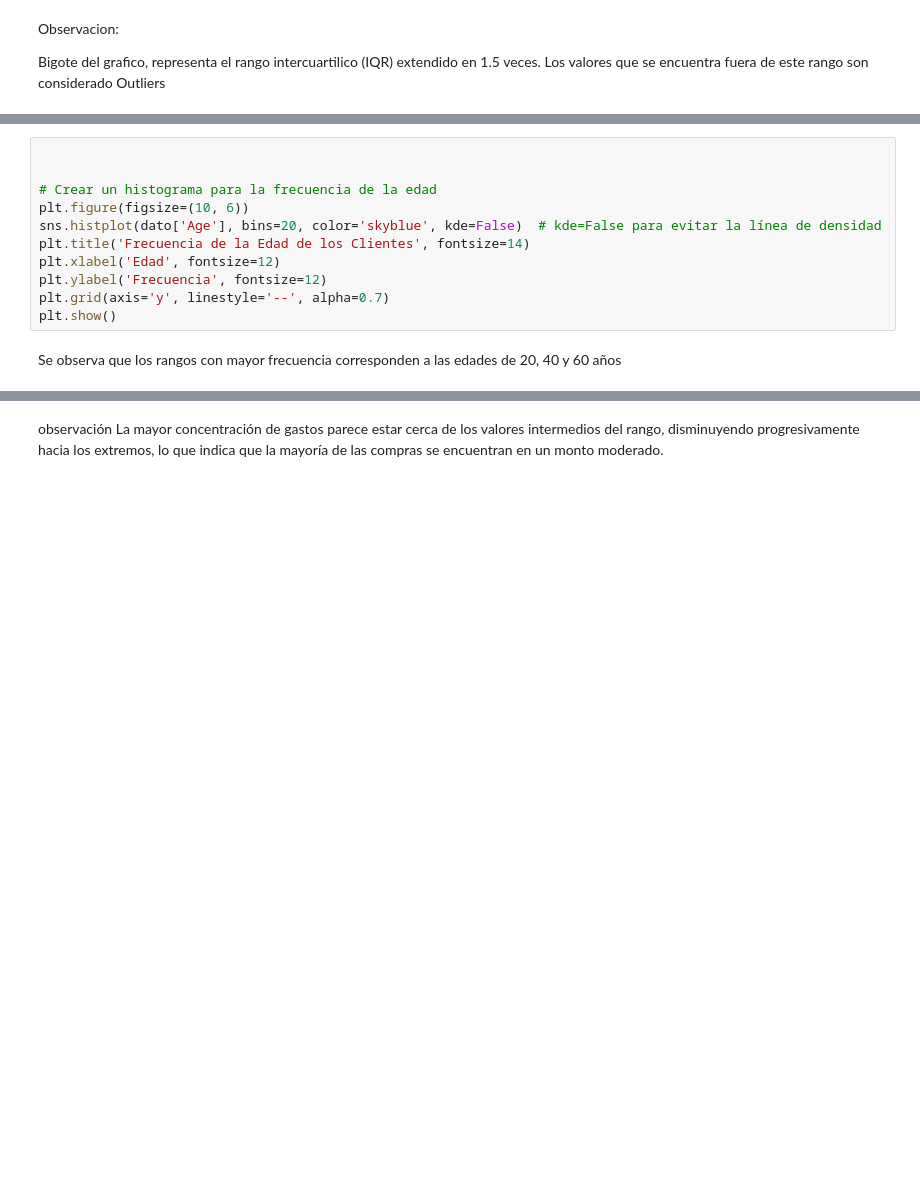
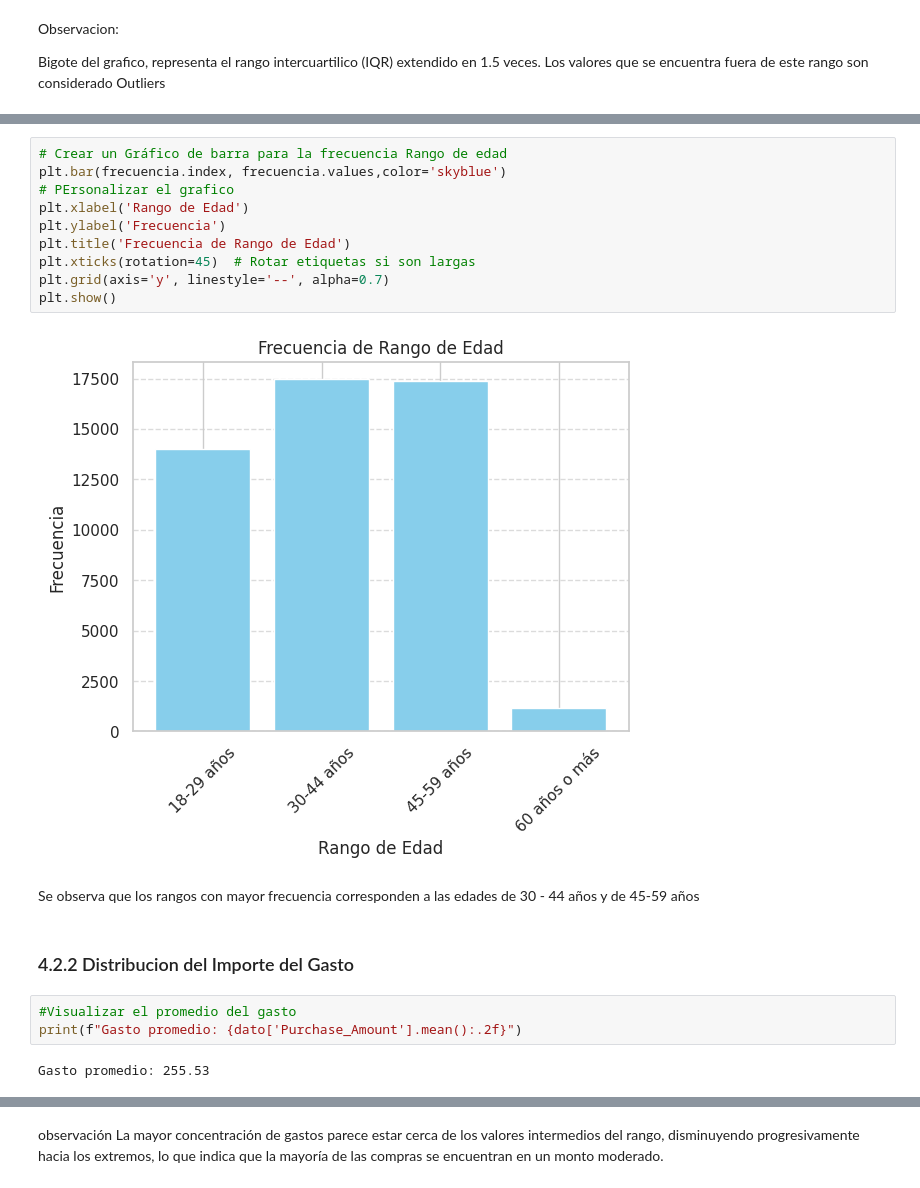
Before and after one commit to lulusi22/Portafolio, a Jupyter notebook: Comportamiento_del_cliente_Walmart_Parte_I_preparación_de_los_datos.ipynb, the cells around one changed output, grey strips where cells are left out. Cells and saved outputs as stored; diff of their text form; blank space fills up the shorter version.

```diff
--- a/Comportamiento_del_cliente_Walmart_Parte_I_preparación_de_los_datos.ipynb
+++ b/Comportamiento_del_cliente_Walmart_Parte_I_preparación_de_los_datos.ipynb
@@ -408,13 +502,21 @@ print(f"Edad promedio: {dato['Age'].mean():.2f}")
 # %%
-
-
-# Crear un histograma para la frecuencia de la edad
-plt.figure(figsize=(10, 6))
-sns.histplot(dato['Age'], bins=20, color='skyblue', kde=False)  # kde=False para evitar la línea de densidad
-plt.title('Frecuencia de la Edad de los Clientes', fontsize=14)
-plt.xlabel('Edad', fontsize=12)
-plt.ylabel('Frecuencia', fontsize=12)
+# Crear un Gráfico de barra para la frecuencia Rango de edad
+plt.bar(frecuencia.index, frecuencia.values,color='skyblue')
+# PErsonalizar el grafico
+plt.xlabel('Rango de Edad')
+plt.ylabel('Frecuencia')
+plt.title('Frecuencia de Rango de Edad')
+plt.xticks(rotation=45)  # Rotar etiquetas si son largas
 plt.grid(axis='y', linestyle='--', alpha=0.7)
 plt.show()
+# %% [output]
+[figure, added]
 # %% [markdown]
-Se observa que los rangos con mayor frecuencia corresponden a las edades de 20, 40 y 60 años
+Se observa que los rangos con mayor frecuencia corresponden a las edades de 30 - 44 años y de 45-59 años
+# %% [markdown]
+### 4.2.2 Distribucion del Importe del Gasto
+# %%
+#Visualizar el promedio del gasto
+print(f"Gasto promedio: {dato['Purchase_Amount'].mean():.2f}")
+# %% [output]
+Gasto promedio: 255.53
```
Also changed, not shown: parts of 63 cells of this notebook.
